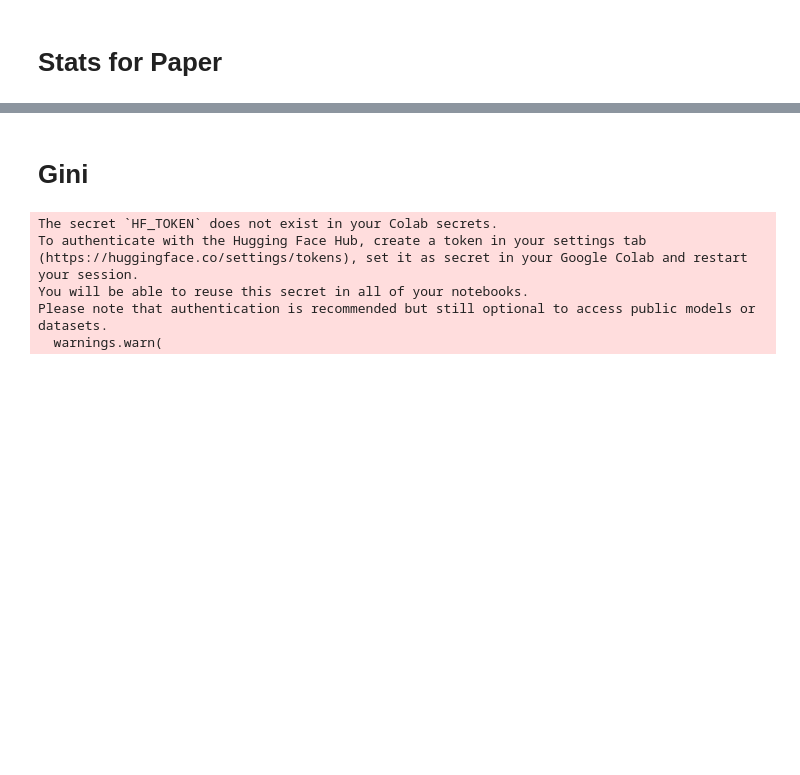
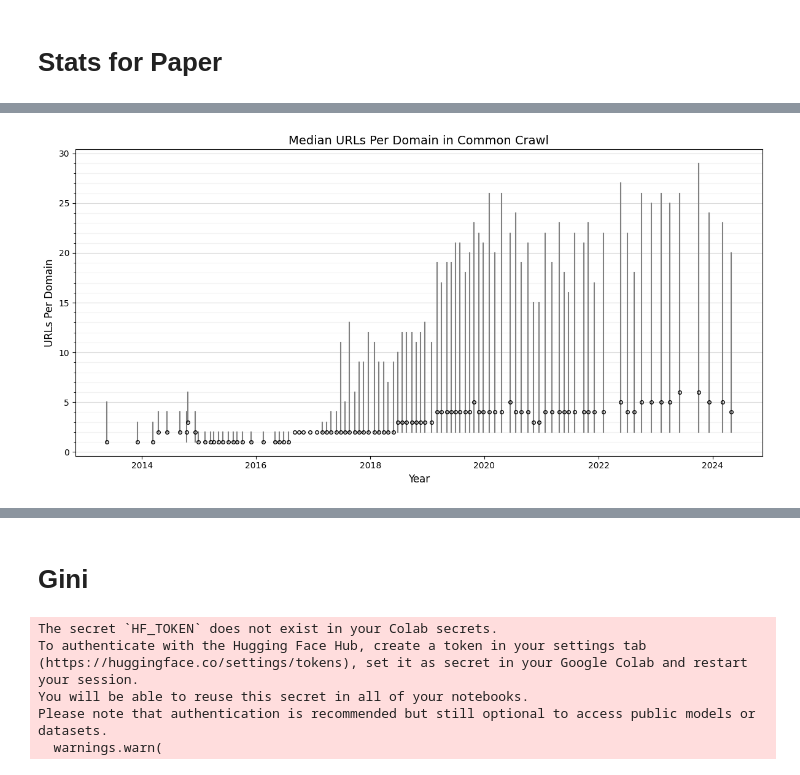
Before and after one commit to NHagar/cc-genealogy, a Jupyter notebook: cc_collection_analysis.ipynb, the cells around one changed output, grey strips where cells are left out. Cells and saved outputs as stored; diff of their text form; code cells hidden in the pictures; blank space fills up the shorter version.

Commit message:
Final figures used for paper

```diff
--- a/cc_collection_analysis.ipynb
+++ b/cc_collection_analysis.ipynb
@@ -375,0 +217,2 @@ nhagar/CC-MAIN-2019-13_urls       17.0
+# %%
+cc_stats = pd.read_csv('https://gist.githubusercontent.com/jackbandy/747ebc8bc1bb543fc485a78d7503d55c/raw/4c0ddd9236b3f70e0f44f60c90f5bcf08f1d0a75/dataset_summary_stats.csv')
@@ -375,0 +254,45 @@ nhagar/CC-MAIN-2019-13_urls       17.0
+# %%
+import matplotlib.pyplot as plt
+import numpy as np
+
+# Create figure and axis
+fig, ax = plt.subplots(figsize=(12, 6))
+
+# For each data point
+for idx, row in cc_stats.iterrows():
+    # Plot 25th and 75th percentiles as dashes
+    plt.plot([row['timestamp'], row['timestamp']],
+             [row['urls_25th'], row['urls_75th']],
+             '-', color='gray', markersize=10, linewidth=1.5)
+
+    # Plot median point
+    plt.plot(row['timestamp'], row['median_urls'],
+             'o', color='black', markersize=4, linewidth=2.0, fillstyle='none')
+
+# Customize the plot
+plt.title('Median URLs Per Domain in Common Crawl', fontsize=14)
+plt.xlabel('Year', fontsize=12)
+plt.ylabel('URLs Per Domain', fontsize=12)
+
+# Get current axis limits
+ymin, ymax = plt.ylim()
+
+# Create major ticks every 5 units and minor ticks every 1 unit
+major_ticks = np.arange(0, ymax, 5)
+minor_ticks = np.arange(0, ymax, 1)
+
+ax.set_yticks(major_ticks)
+ax.set_yticks(minor_ticks, minor=True)
+
+# Customize grid lines
+ax.grid(which='major', axis='y', linestyle='-', alpha=0.3, color='gray')
+ax.grid(which='minor', axis='y', linestyle='-', alpha=0.1, color='gray')
+
+# Format y-axis with appropriate scale
+ax.yaxis.set_major_formatter(plt.FuncFormatter(lambda x, p: format(int(x), ',')))
+
+# Adjust layout to prevent label cutoff
+plt.tight_layout()
+plt.show()
+# %% [output]
+[figure, added]
```
Also changed, not shown: parts of 7 cells of this notebook.
